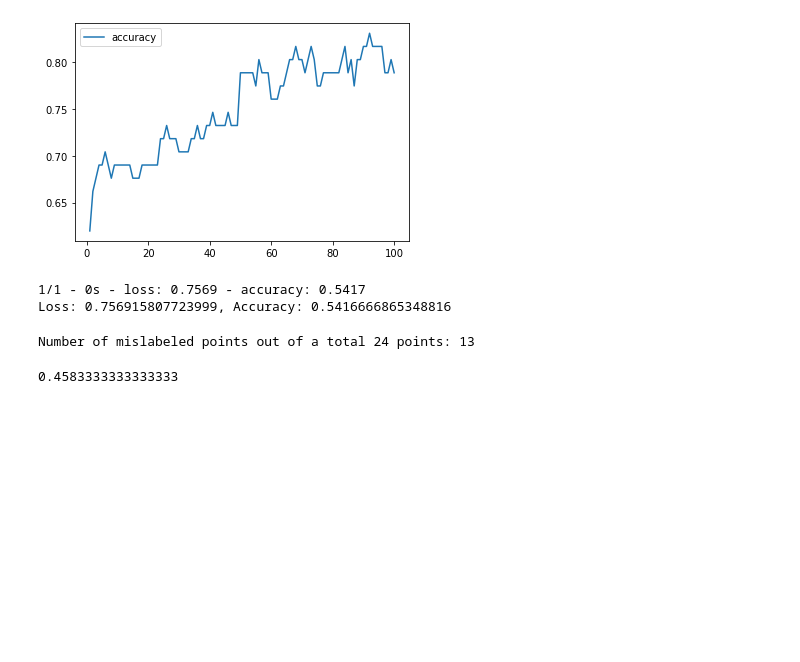
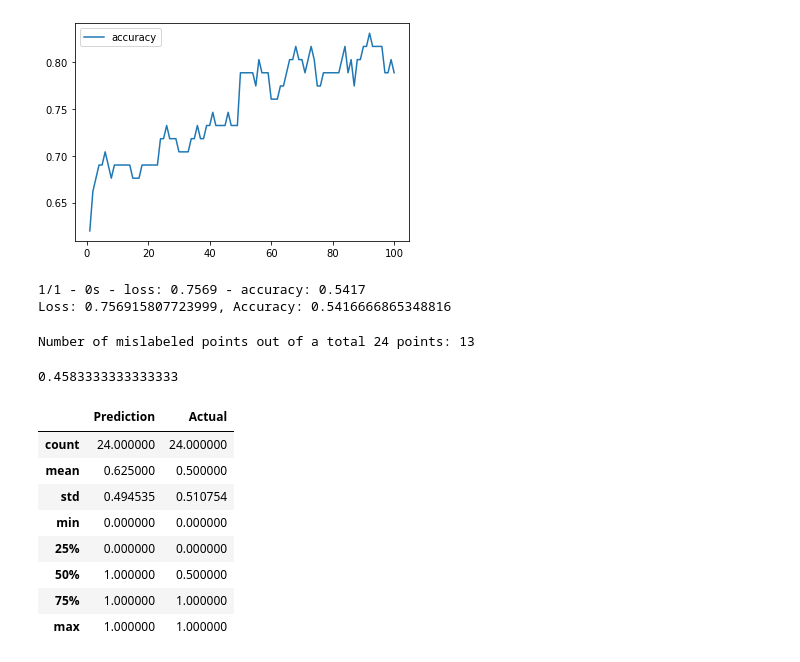
Before and after one commit to nordbynick/FinTech_Project2_2021, a Jupyter notebook: BOOMorBUST.ipynb, the cells around one changed output. Cells and saved outputs as stored; diff of their text form; code cells hidden in the pictures; blank space fills up the shorter version.

```diff
--- a/BOOMorBUST.ipynb
+++ b/BOOMorBUST.ipynb
@@ -473,0 +475,13 @@ accuracy
+# %%
+# from results.describe, we can see that only 24 points were predicted, so the graph will be relatively small
+results.describe()
+# %% [output]
+|  | Prediction | Actual |
+| count | 24.000000 | 24.000000 |
+| mean | 0.625000 | 0.500000 |
+| std | 0.494535 | 0.510754 |
+| min | 0.000000 | 0.000000 |
+| 25% | 0.000000 | 0.000000 |
+| 50% | 1.000000 | 0.500000 |
+| 75% | 1.000000 | 1.000000 |
+| max | 1.000000 | 1.000000 |
```
Also changed, not shown: parts of 20 cells of this notebook.
